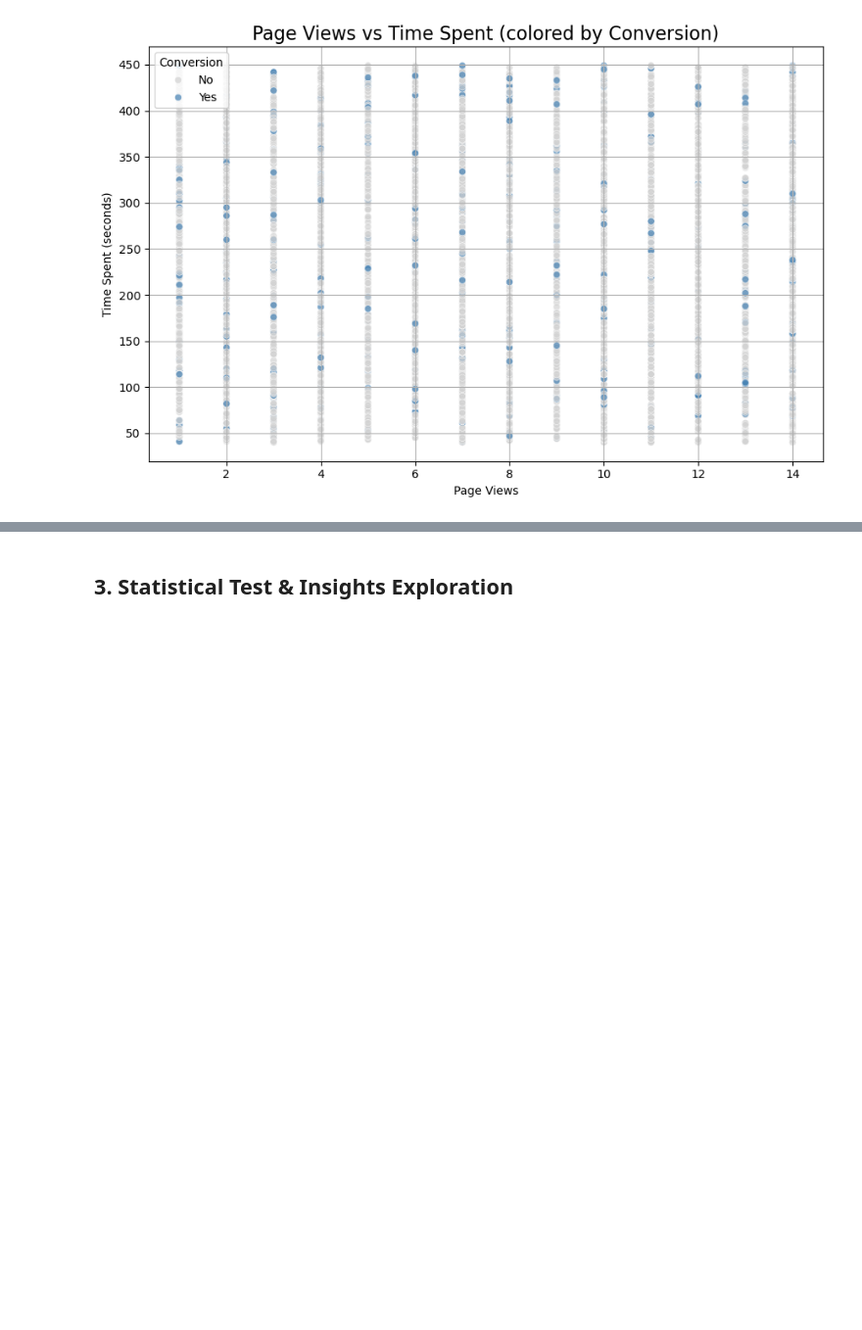
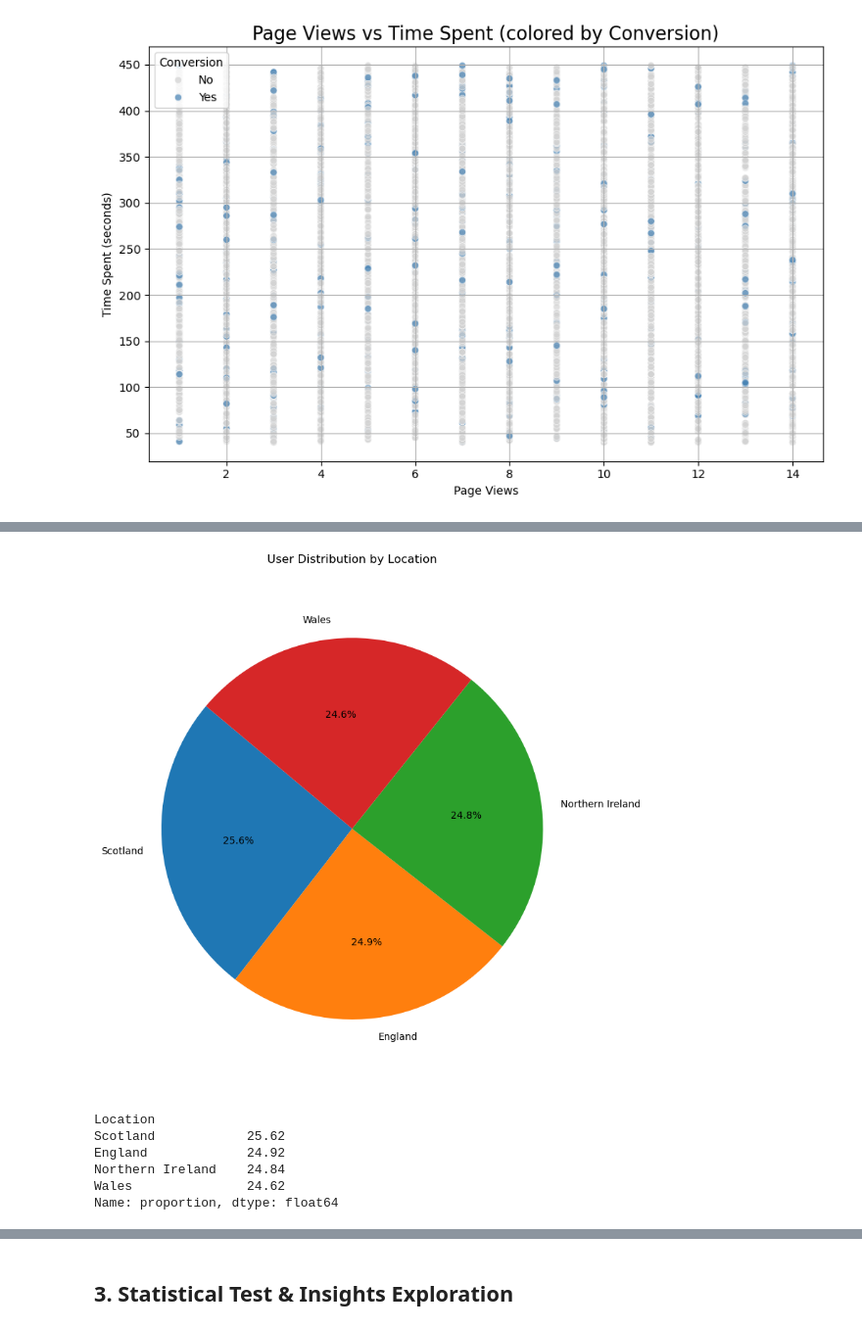
Before and after one commit to Guddies92/FinalProjectDapt08, a Jupyter notebook: Group_Project_one_dataset_Jing.ipynb, the cells around one changed output, grey strips where cells are left out. Shown at 98% size. Cells and saved outputs as stored; diff of their text form; code cells hidden in the pictures; blank space fills up the shorter version.

```diff
--- a/Group_Project_one_dataset_Jing.ipynb
+++ b/Group_Project_one_dataset_Jing.ipynb
@@ -248,0 +219,20 @@ plt.show()
+# %%
+# Calculate percentage of users by location in this dataset
+location_counts = ab_testing['Location'].value_counts(normalize=True) * 100
+
+plt.figure(figsize=(8, 8))
+plt.pie(location_counts, labels=location_counts.index, autopct='%1.1f%%', startangle=140)
+plt.title('User Distribution by Location')
+plt.axis('equal')  # Equal aspect ratio ensures pie is drawn as a circle
+plt.tight_layout()
+plt.show()
+
+location_counts
+# %% [output]
+[figure, added]
+Location
+Scotland            25.62
+England             24.92
+Northern Ireland    24.84
+Wales               24.62
+Name: proportion, dtype: float64
```
Also changed, not shown: parts of 40 cells of this notebook.
